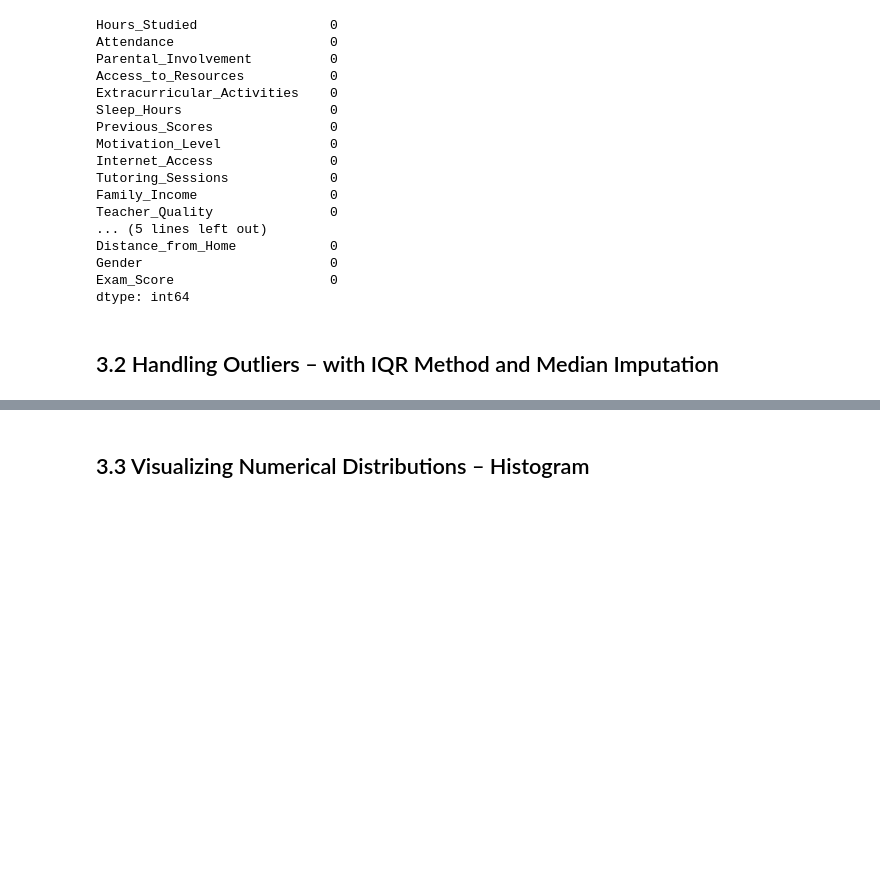
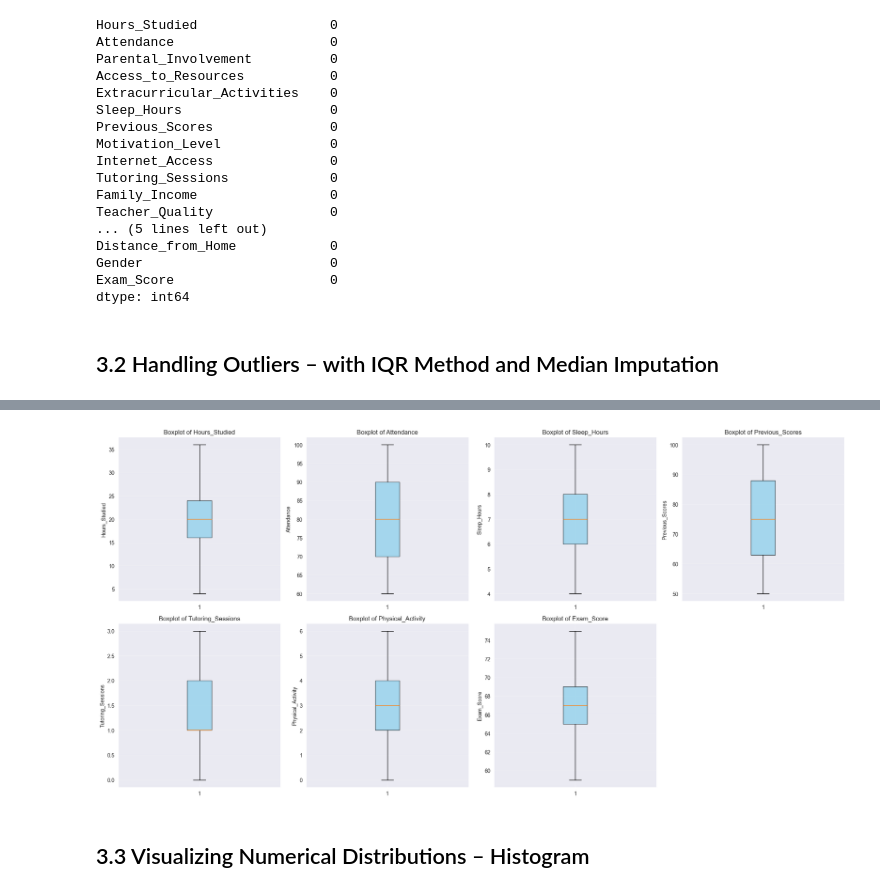
Before and after one commit to Ali-Tharwat/Elevvo-ML-Tasks, a Jupyter notebook: Task 1 - Student Score Prediction/StudentPrediction.ipynb, the cells around one changed output, grey strips where cells are left out. Saved outputs shown, nothing was run; the diff lists cells and outputs as text; code cells hidden in the pictures; blank space fills up the shorter version.

```diff
--- a/Task 1 - Student Score Prediction/StudentPrediction.ipynb
+++ b/Task 1 - Student Score Prediction/StudentPrediction.ipynb
@@ -325,24 +325,44 @@ for col in num_cols:
     median = df[col].median()
     df[col] = np.where((df[col] < lower) | (df[col] > upper), median, df[col])
 # %%
+# Plotly version
 for col in num_cols:
     fig = px.box(df, x=col, title=f"Boxplot of {col}",
                  color_discrete_sequence=["skyblue"])
     fig.update_layout(
         title_font=dict(size=16, family='Arial', color='black'),
         xaxis_title='',  # hide x-axis title
         template='plotly_white',
         showlegend=False
     )
     fig.show()
+
+# Matplotlib version for GitHub compatibility
+fig, axes = plt.subplots(2, 4, figsize=(20, 10))
+axes = axes.ravel()
+
+for i, col in enumerate(num_cols.columns):
+    axes[i].boxplot(df[col], patch_artist=True,
+                   boxprops=dict(facecolor='skyblue', alpha=0.7))
+    axes[i].set_title(f'Boxplot of {col}')
+    axes[i].set_ylabel(col)
+    axes[i].grid(True, alpha=0.3)
+
+# Hide empty subplots
+for i in range(len(num_cols.columns), len(axes)):
+    axes[i].set_visible(False)
+
+plt.tight_layout()
+plt.show()
 # %% [output]
 [interactive output not drawn]
 [interactive output not drawn]
 [interactive output not drawn]
 [interactive output not drawn]
 [interactive output not drawn]
 [interactive output not drawn]
 [interactive output not drawn]
+[figure, added]
 # %% [markdown]
 ## 3.3 Visualizing Numerical Distributions – Histogram
 # %%
```
Also changed, not shown: parts of 7 cells of this notebook, 8 other files.
